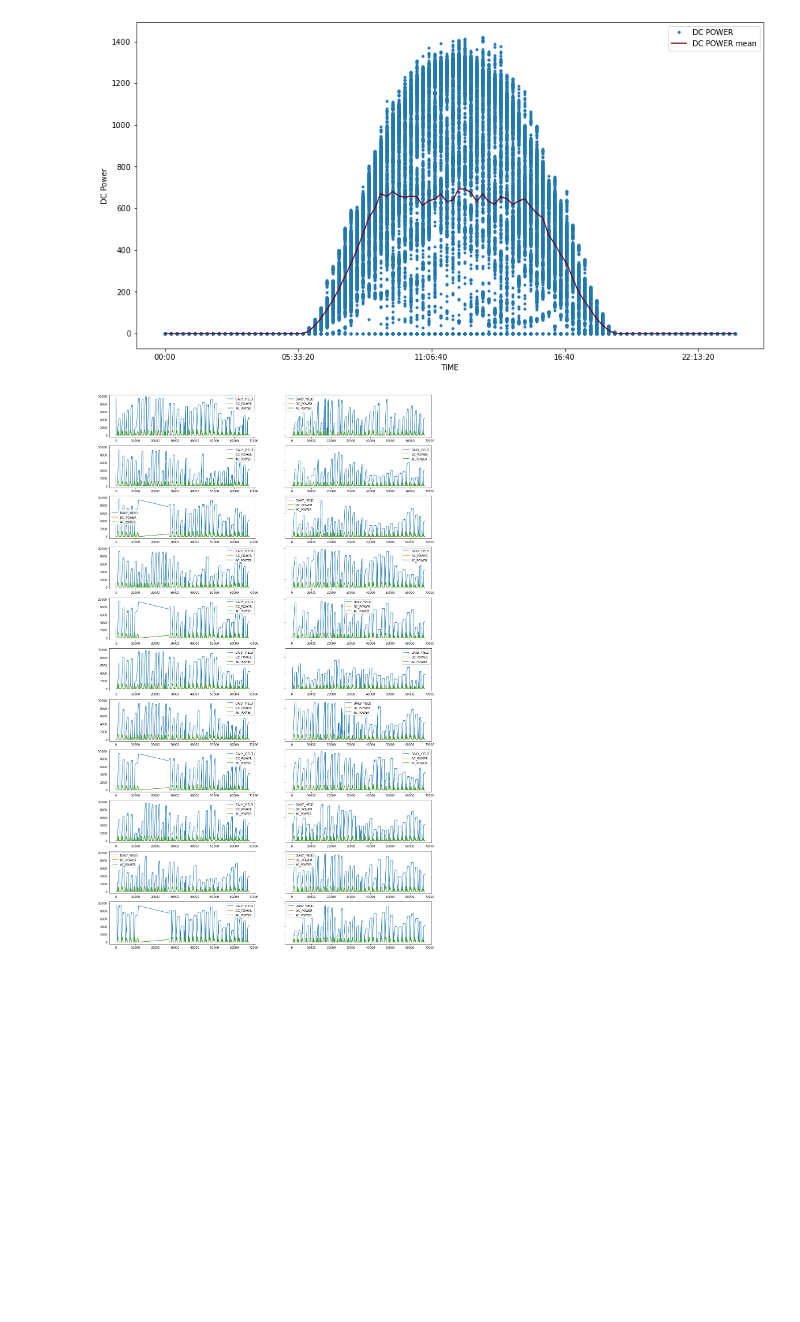
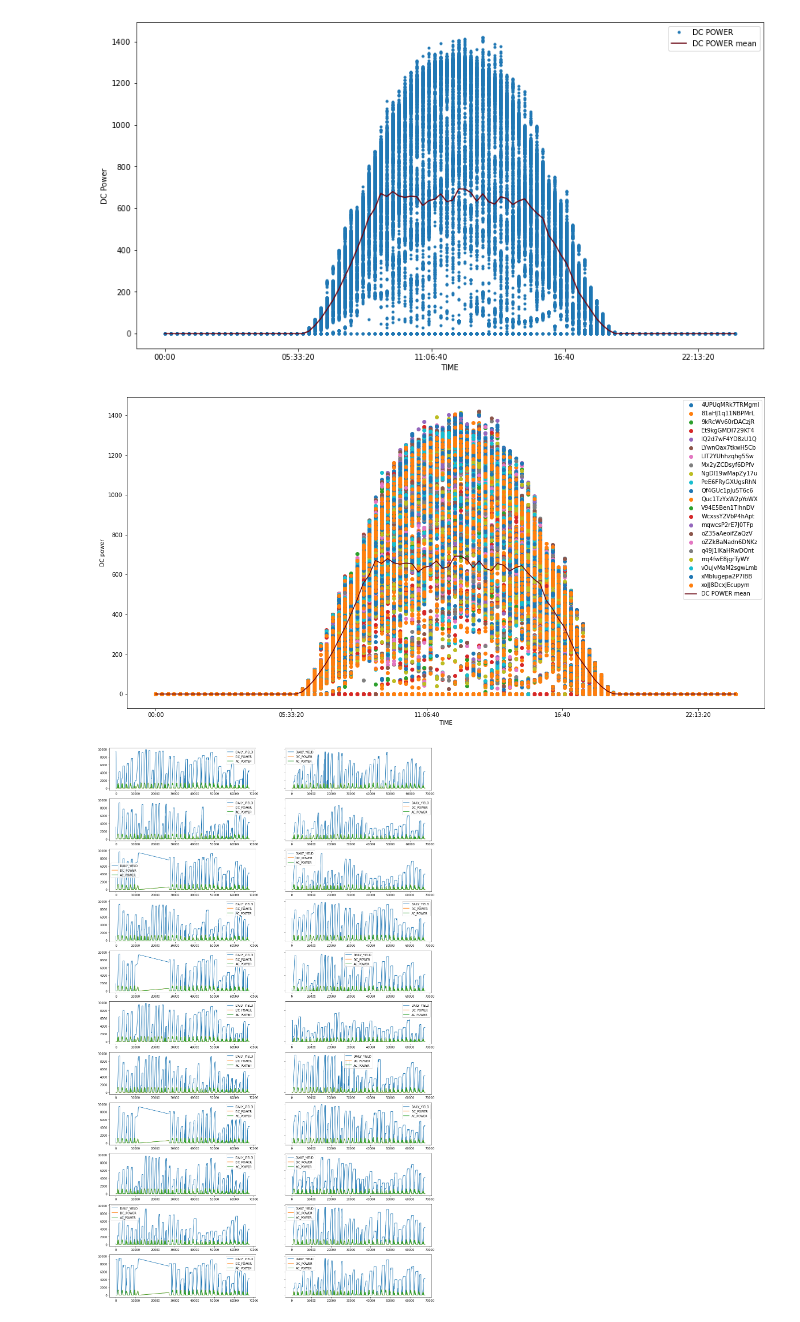
Before and after one commit to marttipraks/ML2020-p26, a Jupyter notebook: Plant 2 data analysis.ipynb, the cells around one changed output. Drawn from its saved outputs; the diff is of its cells as text; code cells hidden in the pictures; blank space fills up the shorter version.

```diff
--- a/Plant 2 data analysis.ipynb
+++ b/Plant 2 data analysis.ipynb
@@ -84,6 +84,17 @@ plt.ylabel('DC Power')
 plt.show()
 # %% [output]
 [figure]
+# %%
+diff_inv = generation.copy()
+diff_inv['TIME'] = diff_inv['DATE_TIME'].dt.time
+
+diff_inv.set_index('TIME').groupby('SOURCE_KEY')['DC_POWER'].plot(style='o',legend=True,figsize=(20,10))
+diff_inv.groupby("TIME")["DC_POWER"].agg('mean').plot(legend=True, colormap='Reds_r', label="DC POWER mean")
+
+plt.ylabel('DC power')
+plt.show()
+# %% [output]
+[figure, added]
 # %%
 # Different features on different inverters (identified via the source key)
 # There are 22 inverters
```
